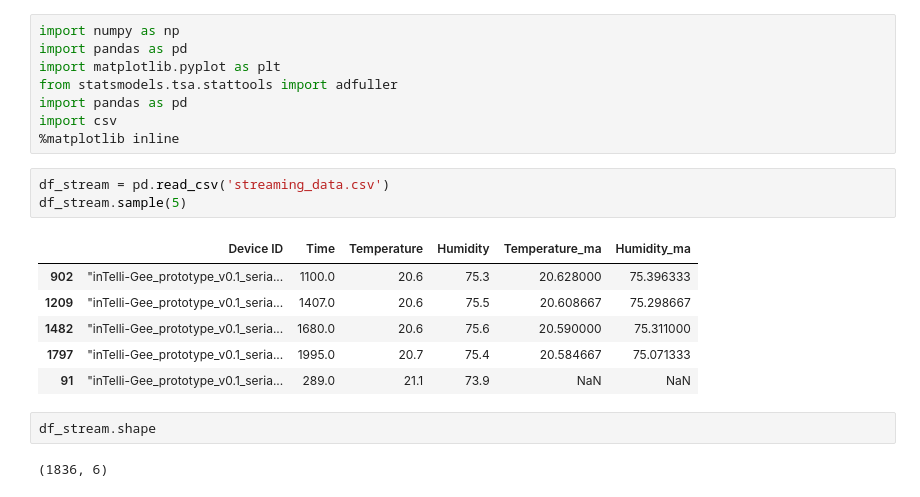
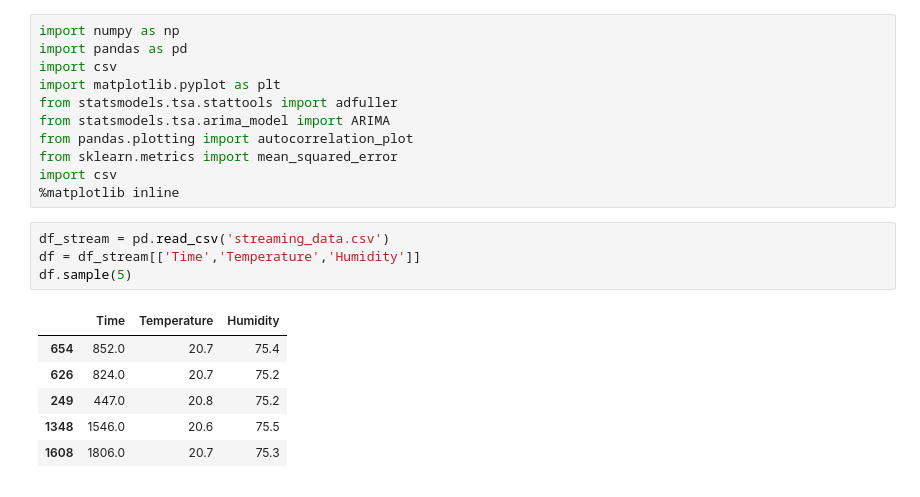
Before and after one commit to haleyhfeng/Intelli-gee-data, a Jupyter notebook: data/ARIMA_model.ipynb, the cells around one changed output. Saved outputs shown, nothing was run; the diff lists cells and outputs as text.

Commit message:
ARIMA model application to temperature and humidity

```diff
--- a/data/ARIMA_model.ipynb
+++ b/data/ARIMA_model.ipynb
@@ -1,22 +1,22 @@
 # %%
 import numpy as np
 import pandas as pd
+import csv
 import matplotlib.pyplot as plt
 from statsmodels.tsa.stattools import adfuller
-import pandas as pd
+from statsmodels.tsa.arima_model import ARIMA
+from pandas.plotting import autocorrelation_plot
+from sklearn.metrics import mean_squared_error
 import csv
 %matplotlib inline
 # %%
 df_stream = pd.read_csv('streaming_data.csv')
-df_stream.sample(5)
+df = df_stream[['Time','Temperature','Humidity']]
+df.sample(5)
 # %% [output]
-|  | Device ID | Time | Temperature | Humidity | Temperature_ma | Humidity_ma |
-| 902 | "inTelli-Gee_prototype_v0.1_seria... | 1100.0 | 20.6 | 75.3 | 20.628000 | 75.396333 |
-| 1209 | "inTelli-Gee_prototype_v0.1_seria... | 1407.0 | 20.6 | 75.5 | 20.608667 | 75.298667 |
-| 1482 | "inTelli-Gee_prototype_v0.1_seria... | 1680.0 | 20.6 | 75.6 | 20.590000 | 75.311000 |
-| 1797 | "inTelli-Gee_prototype_v0.1_seria... | 1995.0 | 20.7 | 75.4 | 20.584667 | 75.071333 |
-| 91 | "inTelli-Gee_prototype_v0.1_seria... | 289.0 | 21.1 | 73.9 | NaN | NaN |
+|  | Time | Temperature | Humidity |
+| 654 | 852.0 | 20.7 | 75.4 |
+| 626 | 824.0 | 20.7 | 75.2 |
+| 249 | 447.0 | 20.8 | 75.2 |
+| 1348 | 1546.0 | 20.6 | 75.5 |
+| 1608 | 1806.0 | 20.7 | 75.3 |
-# %%
-df_stream.shape
-# %% [output]
-(1836, 6)
```
Also changed, not shown: parts of 22 cells of this notebook.
